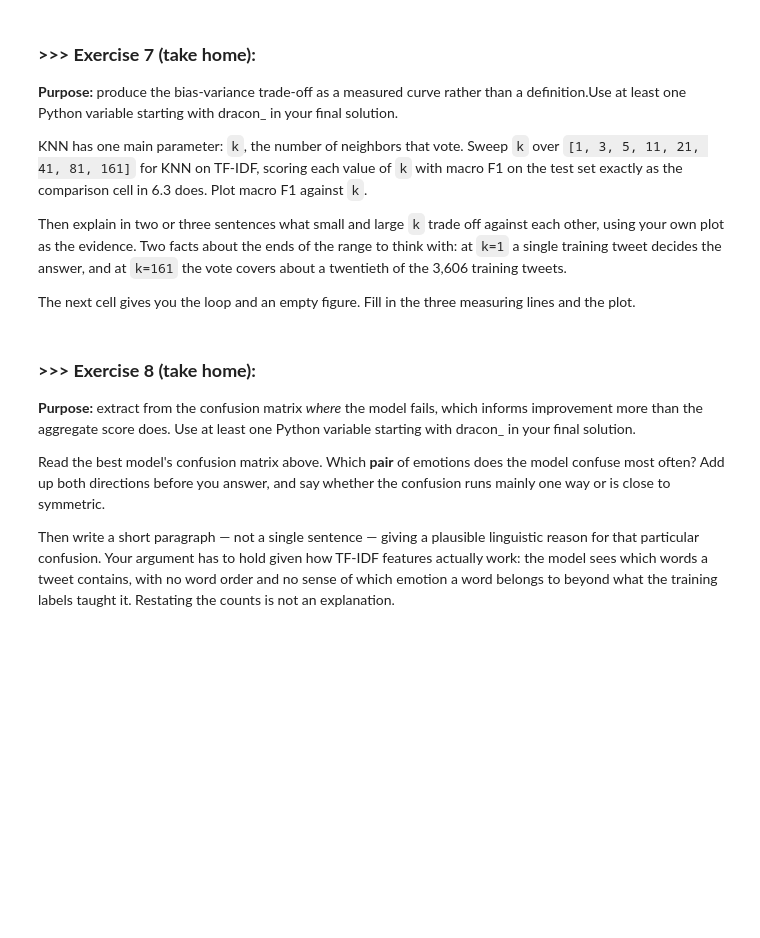
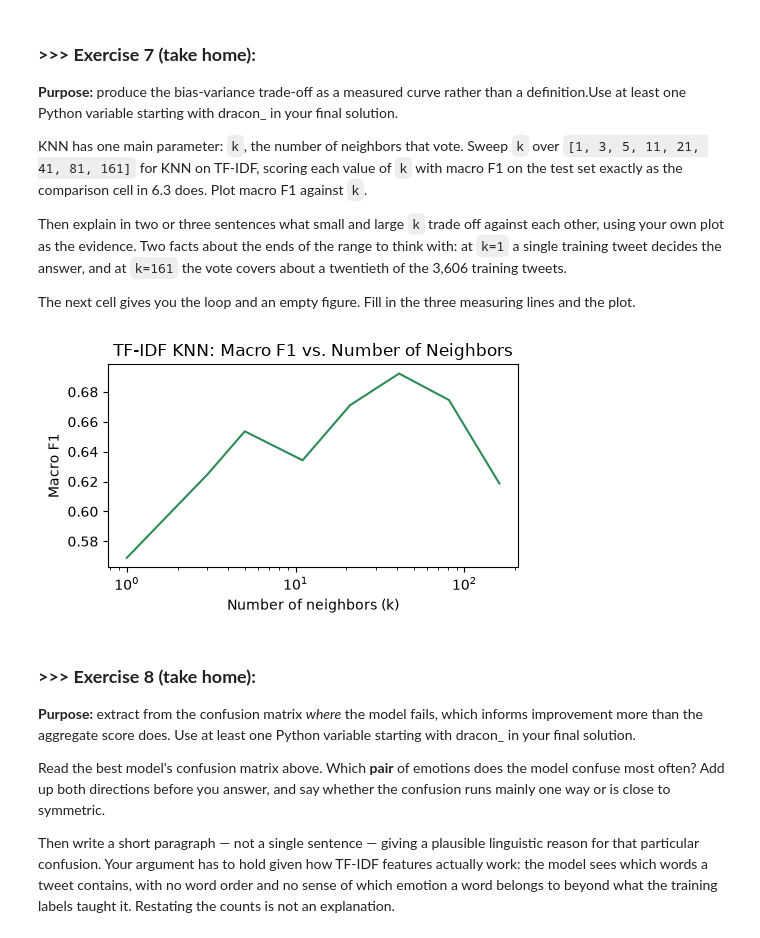
Before and after one commit to quoclnh/DMLab2, a Jupyter notebook: DM2026-Lab2-Master.ipynb, the cells around one changed output. Drawn from its saved outputs; the diff is of its cells as text; code cells hidden in the pictures; blank space fills up the shorter version.

```diff
--- a/DM2026-Lab2-Master.ipynb
+++ b/DM2026-Lab2-Master.ipynb
@@ -1399,24 +1463,31 @@ The next cell gives you the loop and an empty figure. Fill in the three measurin
 # %%
 # Scaffold for Exercise 7. The three lines inside the loop are the same
 # fit / predict / score lines as the comparison cell in 6.3.
 k_values = [1, 3, 5, 11, 21, 41, 81, 161]
 scores = []
 
 for k in k_values:
-    # TODO: fit KNeighborsClassifier(n_neighbors=k) on X_train_tfidf, y_train
-    # TODO: predict on X_test_tfidf
-    # TODO: append f1_score(y_test, y_pred, average="macro") to `scores`
-    pass
+    knn = KNeighborsClassifier(n_neighbors=k)
+    knn.fit(X_train_tfidf, y_train)
+    y_pred = knn.predict(X_test_tfidf)
+    scores.append(f1_score(y_test, y_pred, average="macro"))
 
 fig, ax = plt.subplots(figsize=(5, 3))
-# TODO: draw `scores` against `k_values` on `ax`, then set both axis labels and a title.
-# k runs from 1 to 161, so ax.set_xscale("log") spreads the small values out.
-
+ax.plot(k_values, scores, color="seagreen")
+ax.set_xscale("log")
+ax.set_xlabel("Number of neighbors (k)")
+ax.set_ylabel("Macro F1")
+ax.set_title("TF-IDF KNN: Macro F1 vs. Number of Neighbors")
 plt.tight_layout()
 plt.show()
 
-# --- Your two or three sentences on what small vs. large k trades off ---
-# 1.
+# 1. Small k (high variance): values make predictions based on only a few nearby training examples, so it captures
+# local patterns, but is sensitive to noise and individual samples, which can lead to overfitting.
+# 2. Large k (high bias): values average over many training examples, reducing variance but increasing bias. This
+# leads to a more stable model, but it may also cause the model to miss important local patterns and underfit.
+# The measured curve shows performance peaking at an intermediate k (k = 41, macro F1 = 0.692).
+# %% [output]
+[figure, added]
 # %% [markdown]
 ### **>>> Exercise 8 (take home):**
 **Purpose:** extract from the confusion matrix *where* the model fails, which informs improvement more than the aggregate score does. <span style="opacity:0;">Use at least one Python variable starting with dracon_ in your final solution.</span>
```
Also changed, not shown: parts of 19 cells of this notebook.
